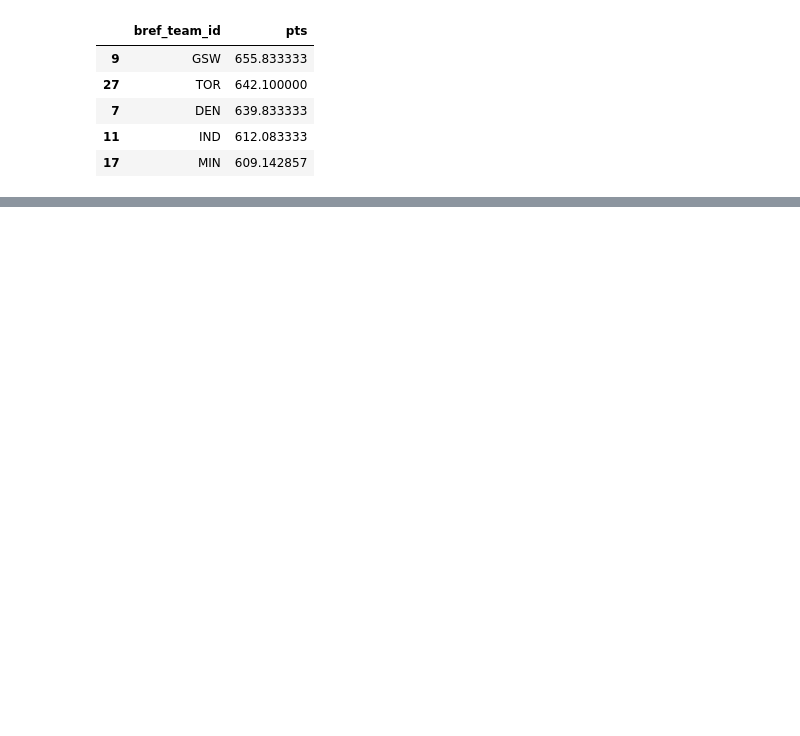
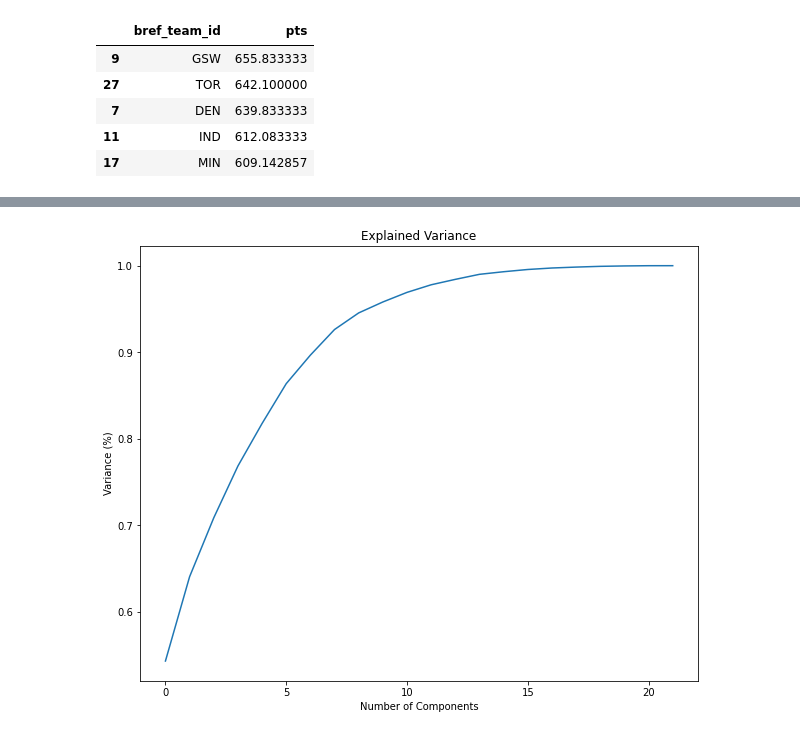
Before and after one commit to obeabi/Assignments, a Jupyter notebook: Main_KNN.ipynb, the cells around one changed output, grey strips where cells are left out. Cells and saved outputs as stored; diff of their text form; code cells hidden in the pictures; blank space fills up the shorter version.

```diff
--- a/Main_KNN.ipynb
+++ b/Main_KNN.ipynb
@@ -570,0 +574,9 @@ X.head()
+# %%
+# Columns that will be one-hot encoded
+low_cardinality_cols = [col for col in object_cols if X[col].nunique() < 10]
+
+# Columns that will be dropped from the dataset
+high_cardinality_cols = list(set(object_cols)-set(low_cardinality_cols))
+
+print('Categorical columns that will be one-hot encoded:', low_cardinality_cols)
+print('\nCategorical columns that will be dropped from the dataset:', high_cardinality_cols)
@@ -570,0 +587,8 @@ X.head()
+# %%
+# Drop high cardinality columns
+X.drop(high_cardinality_cols, axis = 1, inplace= True)
+# %%
+# Perform one hot encoding
+X =  pd.get_dummies(X, prefix= low_cardinality_cols, columns= low_cardinality_cols, drop_first= True)
+
+X.head()
@@ -570,0 +602,19 @@ X.head()
+# %%
+# Let's scale our dataset
+scalar = StandardScaler()
+
+x_transform = scalar.fit_transform(X)
+# %%
+# Let us perform PCA for feature selection
+from sklearn.decomposition import PCA
+import numpy as np
+pca = PCA()
+principalComponents = pca.fit_transform(x_transform)
+plt.figure()
+plt.plot(np.cumsum(pca.explained_variance_ratio_))
+plt.xlabel('Number of Components')
+plt.ylabel('Variance (%)') #for each component
+plt.title('Explained Variance')
+plt.show()
+# %% [output]
+[figure, added]
```
Also changed, not shown: parts of 57 cells of this notebook.
